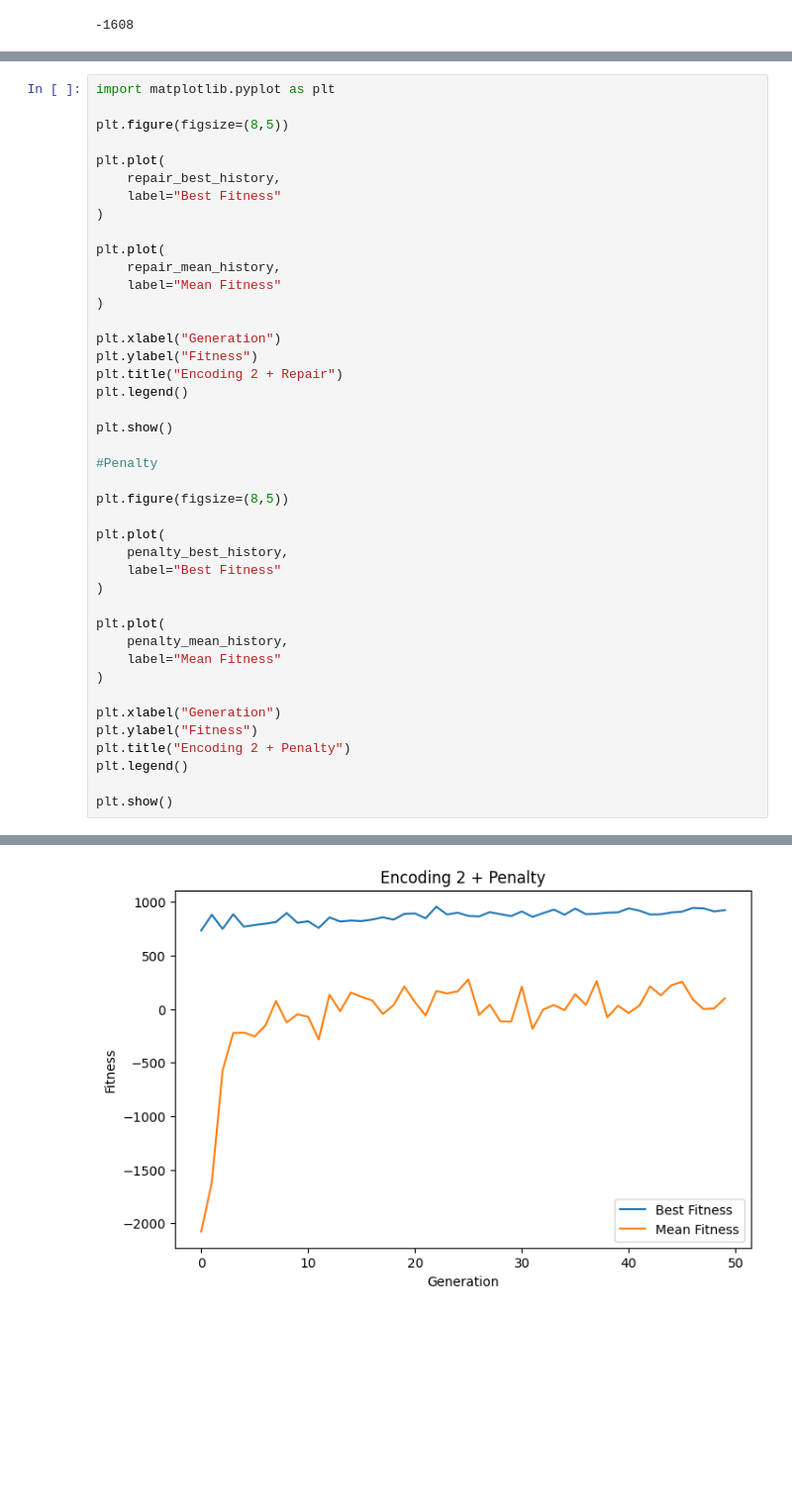
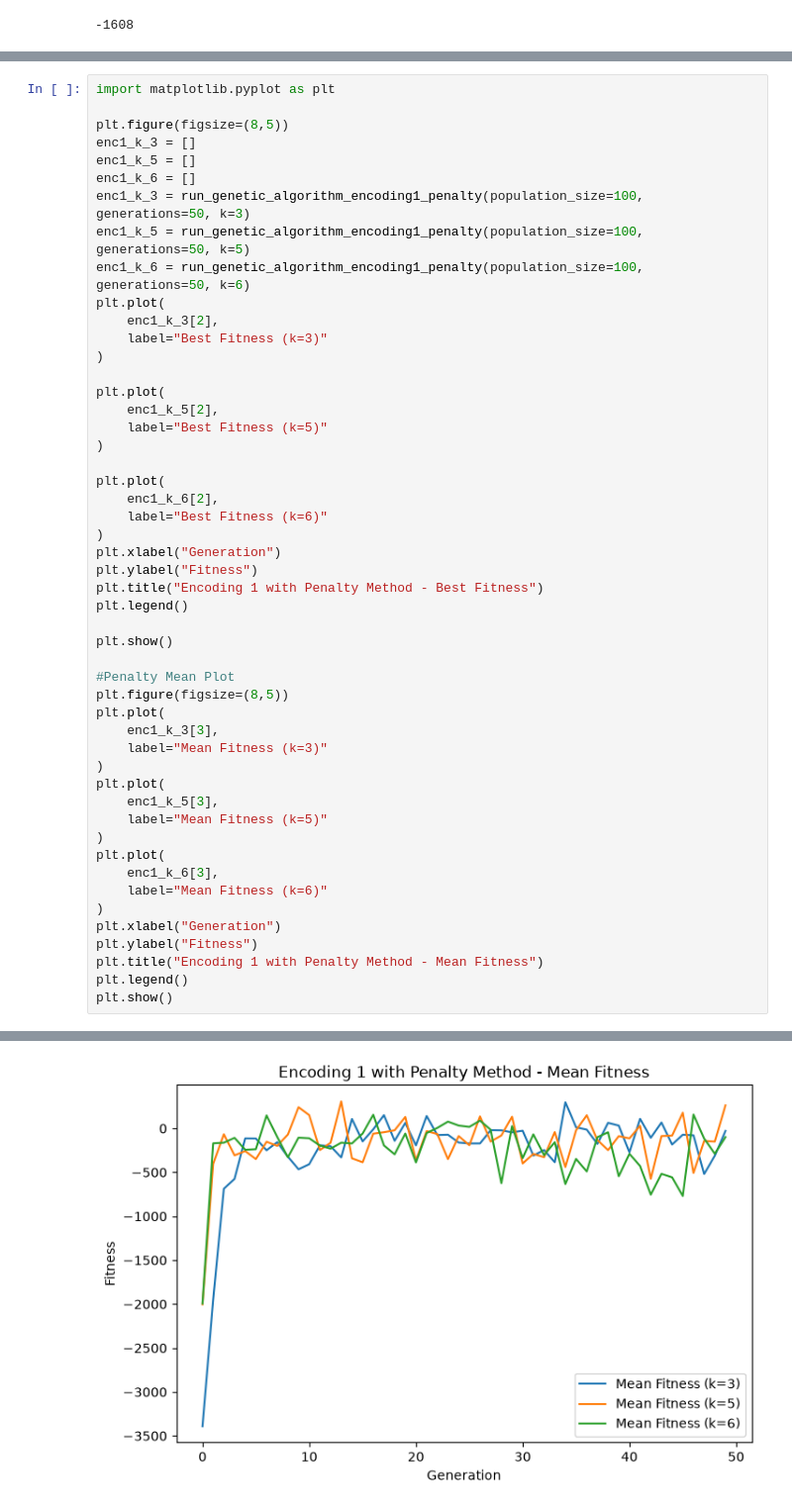
Before and after one commit to cbemanojece-prog/MyPythonProjects, a Jupyter notebook: EvolutionaryRobotics/EvoRob_MiniProject.ipynb, the cells around one changed output, grey strips where cells are left out. Shown at 99% size. Saved outputs shown, nothing was run; the diff lists cells and outputs as text; blank space fills up the shorter version.

Commit message:
Updated plots and Repair fitness function

```diff
--- a/EvolutionaryRobotics/EvoRob_MiniProject.ipynb
+++ b/EvolutionaryRobotics/EvoRob_MiniProject.ipynb
@@ -550,42 +397,50 @@ Best Fitness (Repair): 1023
 import matplotlib.pyplot as plt
 
 plt.figure(figsize=(8,5))
-
+enc1_k_3 = []
+enc1_k_5 = []
+enc1_k_6 = []
+enc1_k_3 = run_genetic_algorithm_encoding1_penalty(population_size=100, generations=50, k=3)
+enc1_k_5 = run_genetic_algorithm_encoding1_penalty(population_size=100, generations=50, k=5)
+enc1_k_6 = run_genetic_algorithm_encoding1_penalty(population_size=100, generations=50, k=6)
 plt.plot(
-    repair_best_history,
-    label="Best Fitness"
+    enc1_k_3[2],
+    label="Best Fitness (k=3)"
 )
 
 plt.plot(
-    repair_mean_history,
-    label="Mean Fitness"
+    enc1_k_5[2],
+    label="Best Fitness (k=5)"
 )
 
+plt.plot(
+    enc1_k_6[2],
+    label="Best Fitness (k=6)"
+)
 plt.xlabel("Generation")
 plt.ylabel("Fitness")
-plt.title("Encoding 2 + Repair")
+plt.title("Encoding 1 with Penalty Method - Best Fitness")
 plt.legend()
 
 plt.show()
 
-#Penalty
-
+#Penalty Mean Plot
 plt.figure(figsize=(8,5))
-
 plt.plot(
-    penalty_best_history,
-    label="Best Fitness"
+    enc1_k_3[3],
+    label="Mean Fitness (k=3)"
 )
-
 plt.plot(
-    penalty_mean_history,
-    label="Mean Fitness"
+    enc1_k_5[3],
+    label="Mean Fitness (k=5)"
 )
-
+plt.plot(
+    enc1_k_6[3],
+    label="Mean Fitness (k=6)"
+)
 plt.xlabel("Generation")
 plt.ylabel("Fitness")
-plt.title("Encoding 2 + Penalty")
+plt.title("Encoding 1 with Penalty Method - Mean Fitness")
 plt.legend()
-
 plt.show()
 # %% [output]
@@ -593 +448 @@ plt.show()
-[figure, old version]
+[figure, new version]
```
Also changed, not shown: parts of 30 cells of this notebook.
